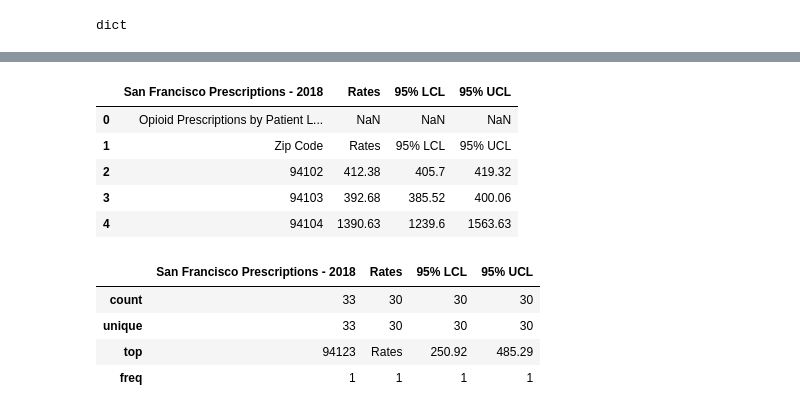
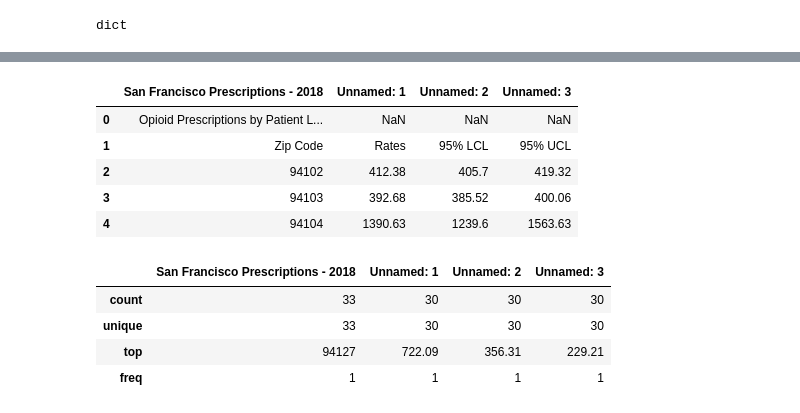
Before and after one commit to ryglaws/255_Project, a Jupyter notebook: draft1_3.4.ipynb, the cells around one changed output, grey strips where cells are left out. Saved outputs shown, nothing was run; the diff lists cells and outputs as text; code cells hidden in the pictures.

```diff
--- a/draft1_3.4.ipynb
+++ b/draft1_3.4.ipynb
@@ -271,17 +385,13 @@ hosp_data.describe()
 # %%
 # 7!!
 
 #Import the opioid prescription 2018 data
 prescrip_data = pd.read_csv('https://www.dropbox.com/s/jse6c8p047p0gh8/Prescrip_SanFrancisco_AnyOpioid_2018.csv?dl=1')
 
-prescrip_data.rename(columns = {'Unnamed: 1': 'Rates',
-                             'Unnamed: 2': '95% LCL',
-                             'Unnamed: 3' : '95% UCL'}, inplace=True)
-
 #preview the data
 prescrip_data.head()
 # %% [output]
-|  | San Francisco Prescriptions - 2018 | Rates | 95% LCL | 95% UCL |
+|  | San Francisco Prescriptions - 2018 | Unnamed: 1 | Unnamed: 2 | Unnamed: 3 |
 | 0 | Opioid Prescriptions by Patient L... | NaN | NaN | NaN |
 | 1 | Zip Code | Rates | 95% LCL | 95% UCL |
 | 2 | 94102 | 412.38 | 405.7 | 419.32 |
@@ -290,8 +400,8 @@ prescrip_data.head()
 # %%
 prescrip_data.describe()
 # %% [output]
-|  | San Francisco Prescriptions - 2018 | Rates | 95% LCL | 95% UCL |
+|  | San Francisco Prescriptions - 2018 | Unnamed: 1 | Unnamed: 2 | Unnamed: 3 |
 | count | 33 | 30 | 30 | 30 |
 | unique | 33 | 30 | 30 | 30 |
-| top | 94123 | Rates | 250.92 | 485.29 |
+| top | 94127 | 722.09 | 356.31 | 229.21 |
 | freq | 1 | 1 | 1 | 1 |
```
Also changed, not shown: parts of 30 cells of this notebook.
